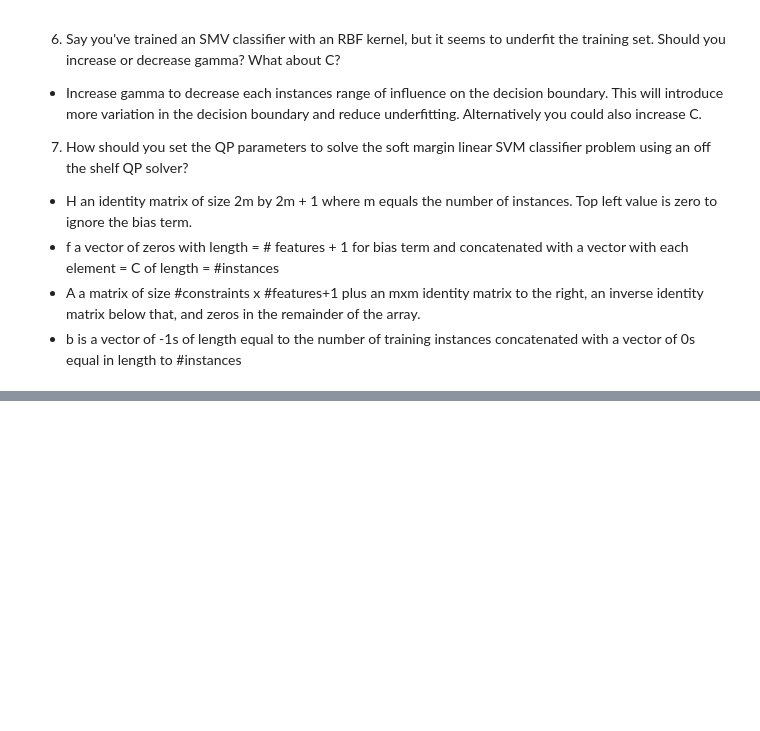
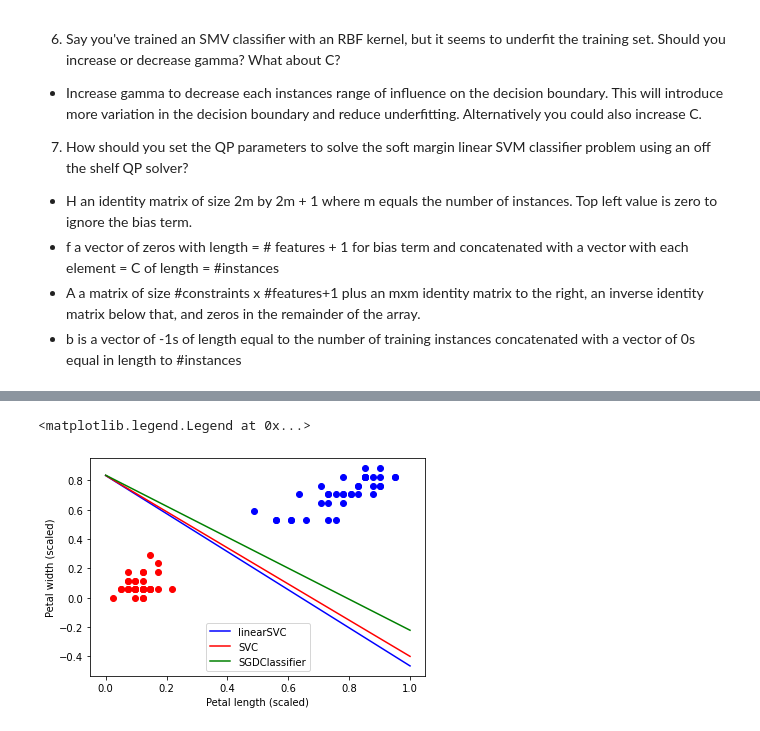
Before and after one commit to JakeHeffley/BME890_Repo, a Jupyter notebook: Ch05_Exercises.ipynb, the cells around one changed output, grey strips where cells are left out. Saved outputs shown, nothing was run; the diff lists cells and outputs as text; code cells hidden in the pictures; blank space fills up the shorter version.

```diff
--- a/Ch05_Exercises.ipynb
+++ b/Ch05_Exercises.ipynb
@@ -47,0 +177,36 @@ y = y[setosa_or_versicolor]
+# %%
+#retry with new hyperparameters to get more similar models
+C = 5
+alpha = 1 / (C * len(X))
+
+#Train on new hyperparameters
+lin_svc = LinearSVC(C=C)
+lin_svc.fit(X_train,y_train)
+
+svc = SVC(kernel='linear', C=C)
+svc.fit(X_train, y_train)
+
+sgd_clf = SGDClassifier(loss='hinge', learning_rate='constant', eta0=0.001, alpha=alpha,
+                        max_iter=1000, tol=1e-3)
+sgd_clf.fit(X_train, y_train)
+
+#calculate the new decision boundary
+slope1 = -lin_svc.coef_[0, 0]/lin_svc.coef_[0, 1]
+bias1 = -lin_svc.intercept_[0]/lin_svc.coef_[0, 1]
+slope2 = -svc.coef_[0, 0]/svc.coef_[0, 1]
+bias2 = -svc.intercept_[0]/svc.coef_[0, 1]
+slope3 = -sgd_clf.coef_[0, 0]/sgd_clf.coef_[0, 1]
+bias3 = -sgd_clf.intercept_[0]/sgd_clf.coef_[0, 1]
+
+#replot
+plt.plot([0,1], [0*slope1+bias1, 1*slope1+bias1], label='linearSVC', c='b')
+plt.plot([0,1], [0*slope2+bias2, 1*slope2+bias2], label='SVC', c='r')
+plt.plot([0,1], [0*slope4+bias4, 1*slope4+bias4], label='SGDClassifier', c='g')
+plt.scatter(X_train[:,0][y_train==1],X_train[:,1][y_train==1], c='b')
+plt.scatter(X_train[:,0][y_train==0],X_train[:,1][y_train==0], c='r')
+plt.xlabel('Petal length (scaled)')
+plt.ylabel('Petal width (scaled)')
+plt.legend(loc='lower center')
+# %% [output]
+<matplotlib.legend.Legend at 0x...>
+[figure, added]
```
Also changed, not shown: parts of 36 cells of this notebook, 2 other files.
